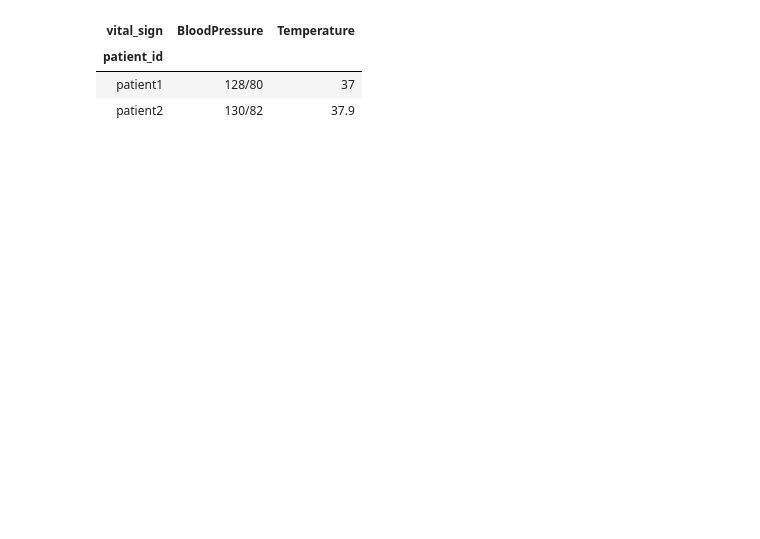
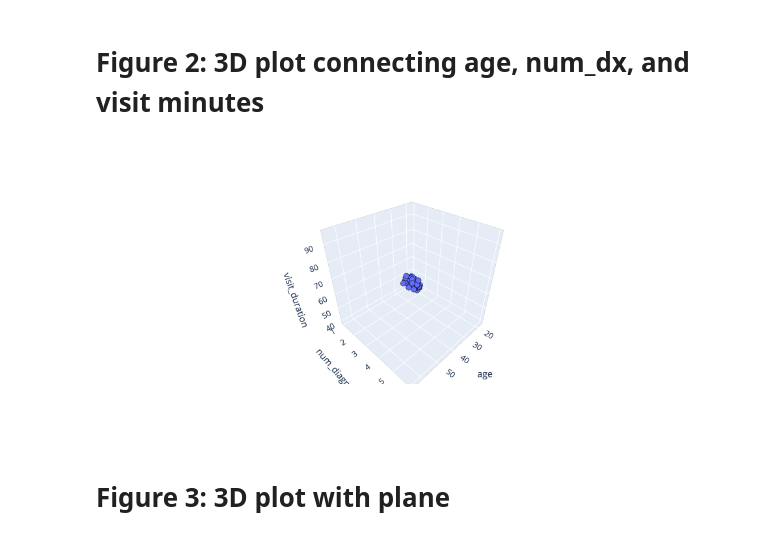
Before and after one commit to pmccaffrey6/introduction-to-healthcare-informatics, a Jupyter notebook: Chapter_14/Chapter_14_FIgures.ipynb, the cells around one changed output. Cells and saved outputs as stored; diff of their text form; code cells hidden in the pictures; blank space fills up the shorter version.

```diff
--- a/Chapter_14/Chapter_14_FIgures.ipynb
+++ b/Chapter_14/Chapter_14_FIgures.ipynb
@@ -178,8 +0,0 @@ unpivoted_df
-# %%
-unpivoted_df.pivot(index='patient_id',
-               columns='vital_sign', values='value',)
-# %% [output]
-| vital_sign | BloodPressure | Temperature |
-| patient_id |  |  |
-| patient1 | 128/80 | 37 |
-| patient2 | 130/82 | 37.9 |
@@ -185,0 +12,24 @@ unpivoted_df.pivot(index='patient_id',
+# %%
+ages = np.random.normal(45, 10, 50)
+num_dx = [ int(i*0.1) for i in ages]
+
+visit_duration = [ int((24+j)+(i+0.1)) for i,j in zip(ages,num_dx)] + np.random.normal(0, 2, len(ages))
+# %%
+visit_df = pd.DataFrame(data={
+    'age':ages,
+    'num_diagnoses':num_dx,
+    'visit_duration':visit_duration
+})
+# %% [markdown]
+# Figure 2: 3D plot connecting age, num_dx, and visit minutes
+# %%
+fig = px.scatter_3d(visit_df, x='age', y='num_diagnoses', z='visit_duration')
+fig.update_traces(marker=dict(size=5,
+                              line=dict(width=2,
+                                        color='DarkSlateGrey')),
+                  selector=dict(mode='markers'))
+fig.show()
+# %% [output]
+[figure, added]
+# %% [markdown]
+# Figure 3: 3D plot with plane
```
Also changed, not shown: parts of 50 cells of this notebook, 5 other files.
